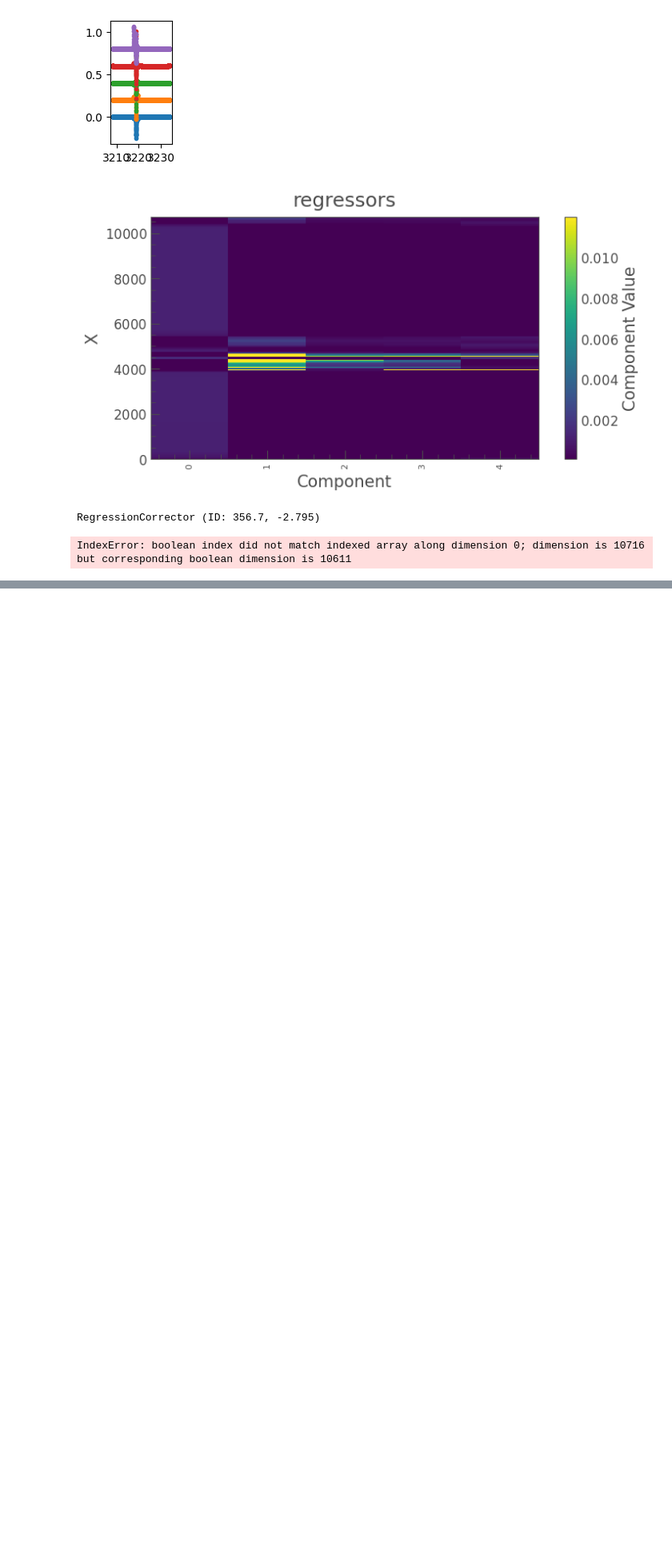
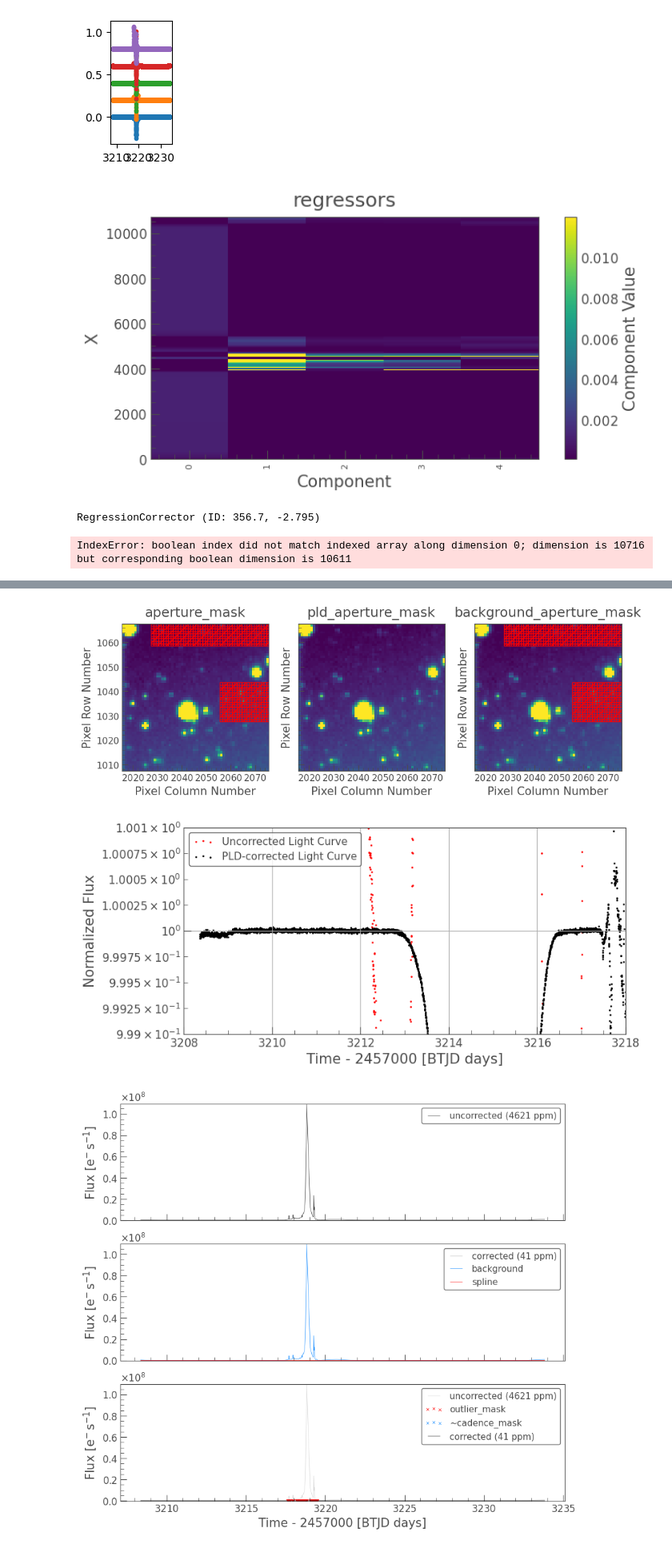
Before and after one commit to kenny-phan/tess-ice-giants, a Jupyter notebook: Lightcurves.ipynb, the cells around one changed output, grey strips where cells are left out. Shown at 80% size. Drawn from its saved outputs; the diff is of its cells as text; code cells hidden in the pictures; blank space fills up the shorter version.

```diff
--- a/Lightcurves.ipynb
+++ b/Lightcurves.ipynb
@@ -338,0 +350,6 @@ IndexError: boolean index did not match indexed array along dimension 0; dimensi
+# %%
+bg_pld = applyPLD(lower_tpf, bg_pixels, bg_pixels, "log", 3208, 3218, 0.999, 1.001)
+# %% [output]
+[figure, added]
+[figure, added]
+[figure, added]
```
Also changed, not shown: parts of 1 cell of this notebook, 6 other files.
